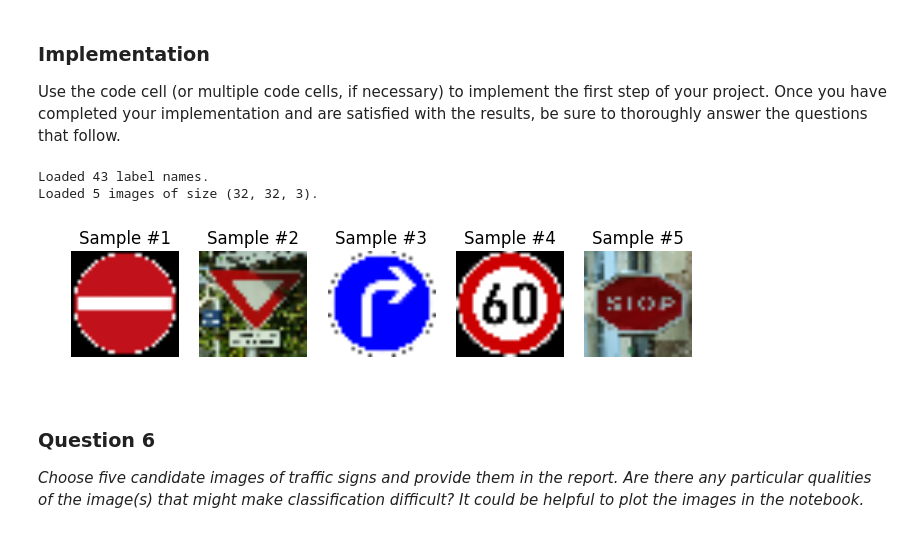
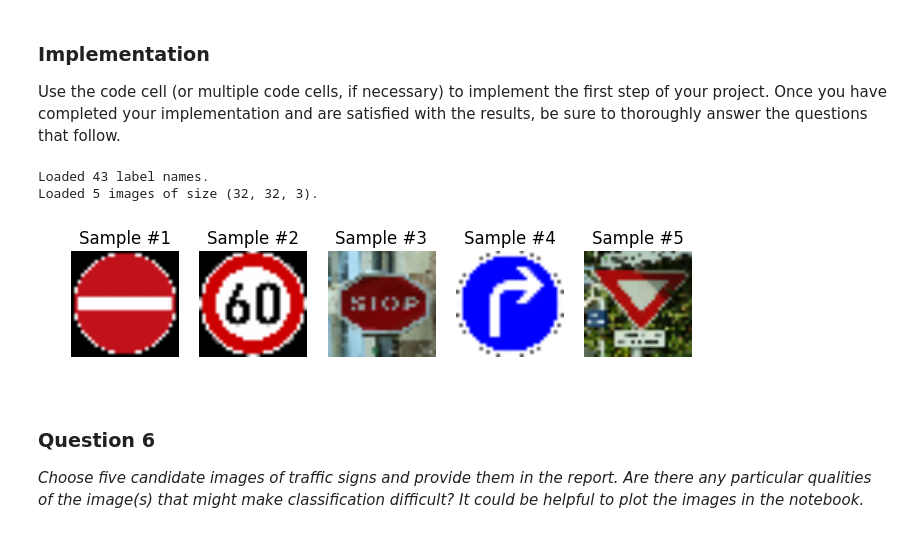
Before and after one commit to ncondo/CarND-Traffic-Sign-Classifier-Project, a Jupyter notebook: Traffic_Sign_Classifier.ipynb, the cells around one changed output. Saved outputs shown, nothing was run; the diff lists cells and outputs as text; code cells hidden in the pictures.

```diff
--- a/Traffic_Sign_Classifier.ipynb
+++ b/Traffic_Sign_Classifier.ipynb
@@ -504,8 +504,7 @@ def get_class_id_name_pairs(filename):
         class_dict = dict(id_name_pairs)
     return class_dict
 
-def load_and_scale_images(folder):
-    """Load and scale the new images to be 32x32x3"""
+def load_and_resize_images(folder):
     image_names = os.listdir(folder)
     bgr_images = [cv2.imread(folder + "/" + name) for name in image_names]
     rgb_images = [cv2.cvtColor(img, cv2.COLOR_BGR2RGB) for img in bgr_images]
@@ -524,30 +523,31 @@ def display_new_images(images):
     plt.show()
     return
 # %%
-# Load the label names
+# Load the class id's and names
 class_dict = get_class_id_name_pairs('signnames.csv')
 
 # Load the new scaled images
-images = load_and_scale_images("new-images")
+images = load_and_resize_images("new-images")
+images = np.array(images)
 
-# Assign the classes to new images
-image_classes = np.array([17, 13, 33, 3, 14])
+# Assign the correct classes to new images
+image_classes = np.array([17, 3, 14, 33, 13])
 
 # Number of images
 num_images = images.shape[0]
 
 # Image Shape
 image_shape = images.shape[1:]
 
 print("Loaded {0} label names.".format(len(class_dict)))
 print("Loaded {0} images of size {1}.".format(num_images, image_shape))
 print()
 
 display_new_images(images)
 # %% [output]
 Loaded 43 label names.
 Loaded 5 images of size (32, 32, 3).
-[figure, old version]
+[figure, new version]
 # %%
 images_norm = preprocess_data(images)
 # %% [markdown]
```
Also changed, not shown: parts of 6 cells of this notebook, 1 other file.
